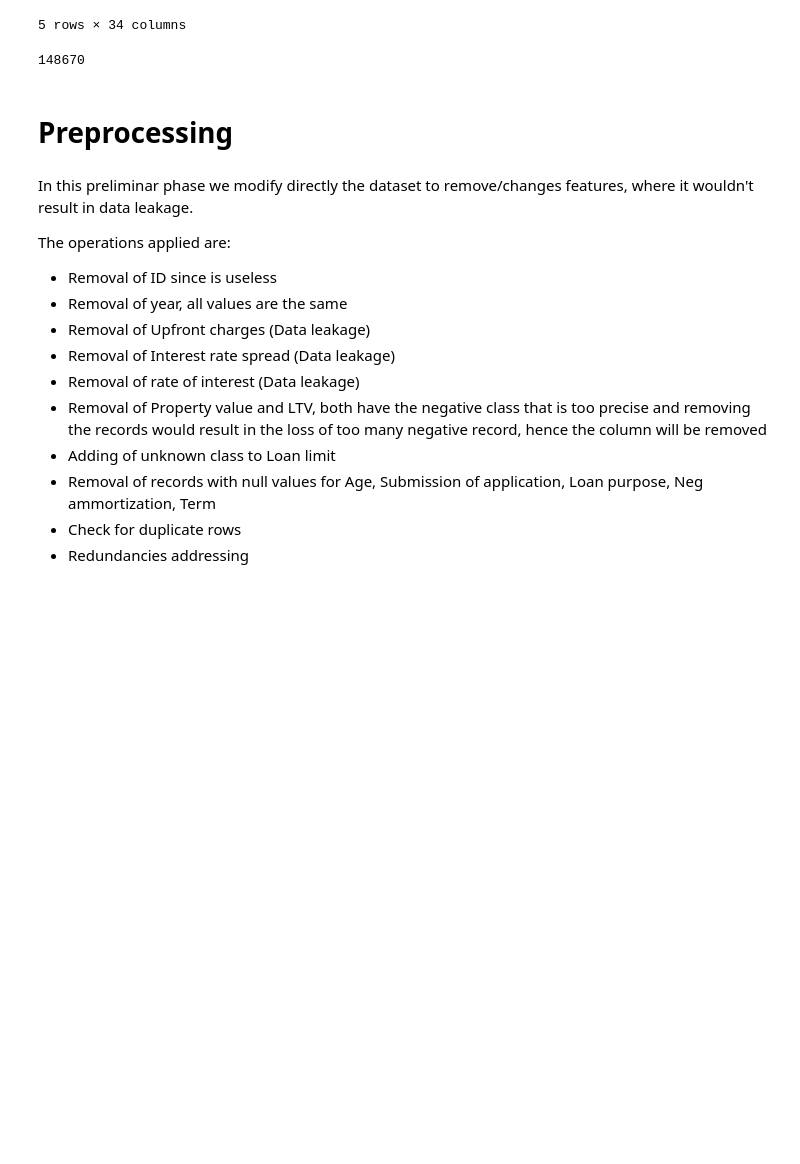
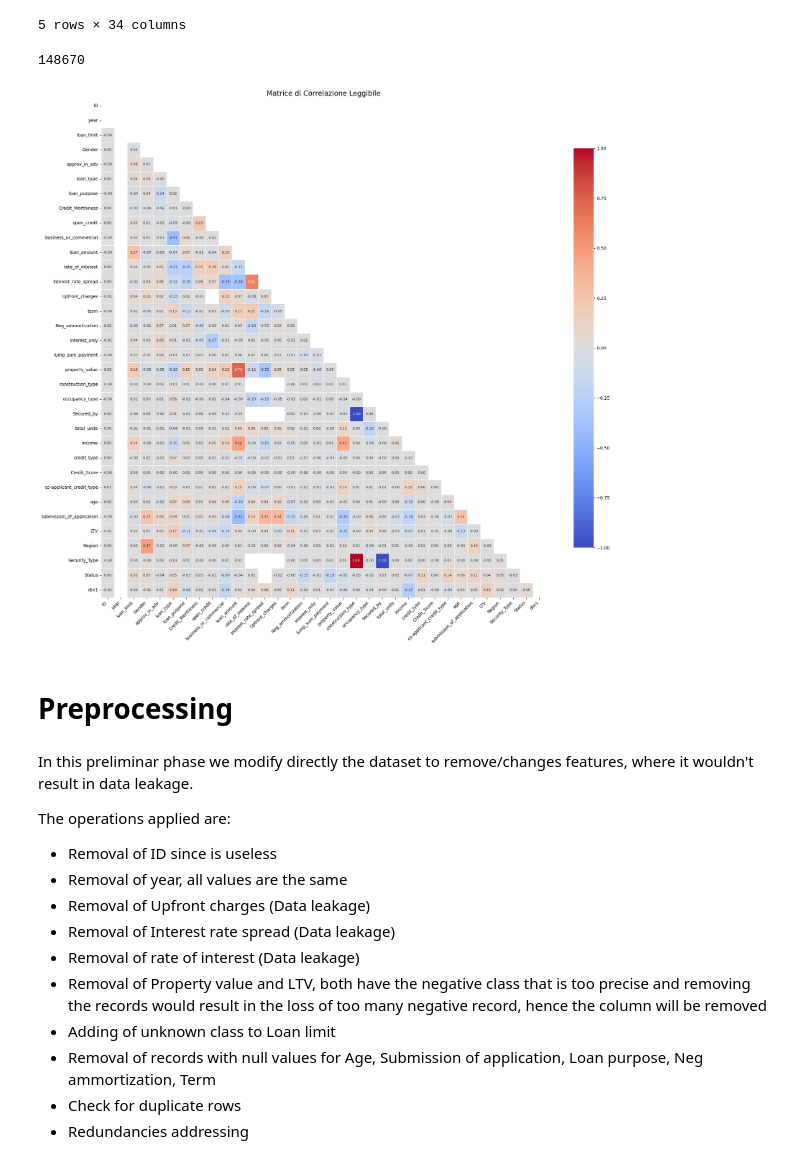
Before and after one commit to marcolari06-maker/loan-default-prediction, a Jupyter notebook: Classification.ipynb, the cells around one changed output. Drawn from its saved outputs; the diff is of its cells as text; code cells hidden in the pictures; blank space fills up the shorter version.

```diff
--- a/Classification.ipynb
+++ b/Classification.ipynb
@@ -31,3 +53,40 @@ Dataset loaded from github repo loan-default-prediction
+# %%
+import numpy as np
+
+df_encoded = df_github.copy()
+le = LabelEncoder()
+for col in df_encoded.columns:
+    if df_encoded[col].dtype == 'object' or df_encoded[col].dtype.name == 'category':
+        df_encoded[col] = le.fit_transform(df_encoded[col].astype(str))
+
+corr_matrix = df_encoded.corr(method='pearson')
+
+# 1. Rendiamo la figura gigantesca (es. 20x18 pollici) così i quadrati si allargano
+plt.figure(figsize=(20, 18))
+
+# 2. Creiamo una maschera per nascondere la metà superiore (inutile perché speculare)
+mask = np.triu(np.ones_like(corr_matrix, dtype=bool))
+
+sns.heatmap(
+    corr_matrix,
+    mask=mask,           # Nasconde i duplicati
+    annot=True,
+    fmt=".2f",
+    cmap="coolwarm",
+    linewidths=0.5,
+    vmin=-1, vmax=1,
+    annot_kws={"size": 8}, # <--- Rimpicciolisce il font dei numeri dentro i quadrati
+    cbar_kws={"shrink": .8}
+)
+
+# Ruotiamo le etichette per non farle accavallare
+plt.xticks(rotation=45, ha='right', fontsize=10)
+plt.yticks(fontsize=10)
+plt.title("Matrice di Correlazione Leggibile", fontsize=16)
+plt.tight_layout()
+plt.show()
+# %% [output]
+[figure, added]
 # %% [markdown]
 # Preprocessing
 # %% [markdown]
```
Also changed, not shown: parts of 10 cells of this notebook.
